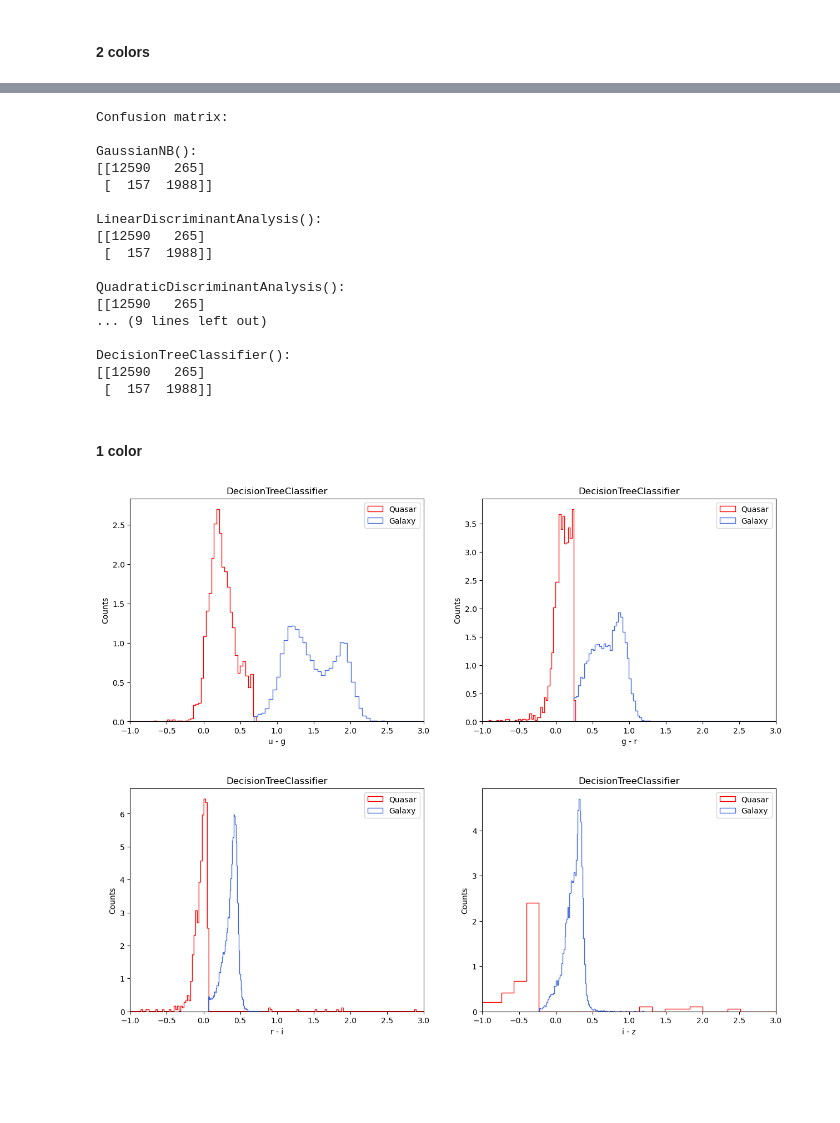
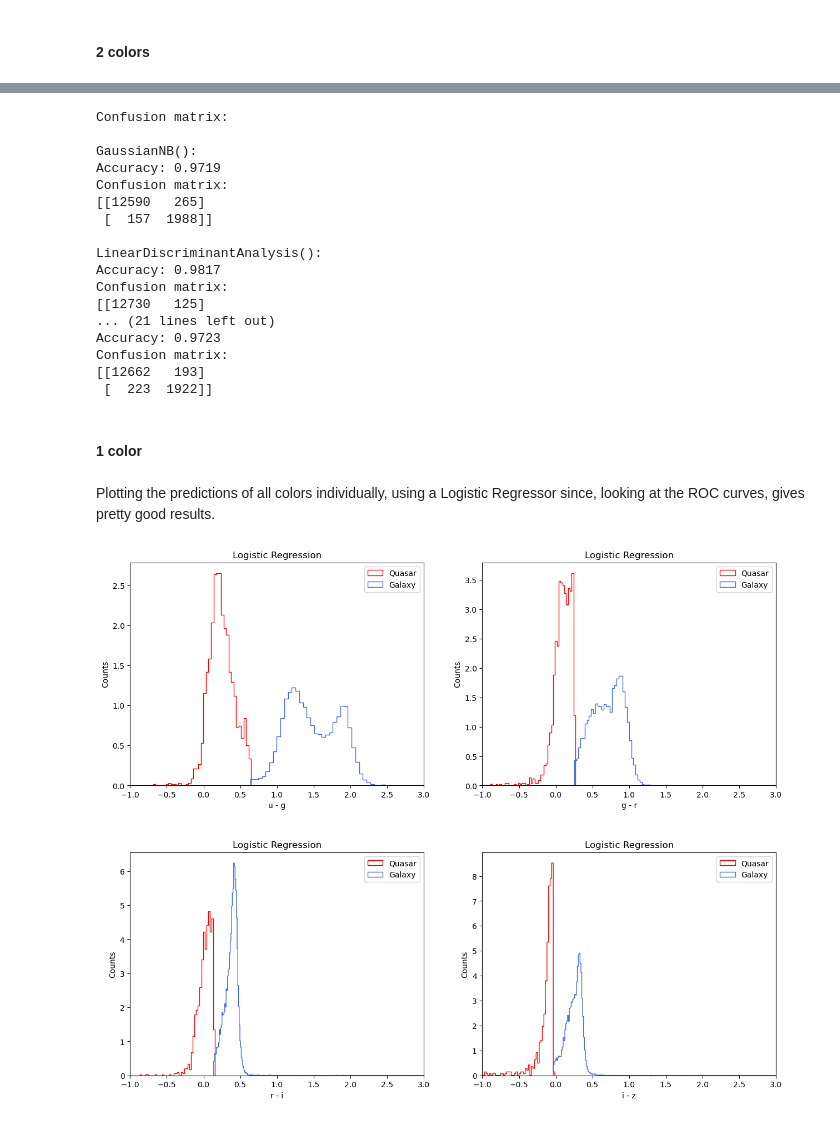
Before and after one commit to SimoneRestuccia/astrostatistics_bicocca_2024, a Jupyter notebook: working/L_19/Galaxy_vs_Quasars_1.ipynb, the cells around one changed output, grey strips where cells are left out. Drawn from its saved outputs; the diff is of its cells as text; code cells hidden in the pictures; blank space fills up the shorter version.

```diff
--- a/working/L_19/Galaxy_vs_Quasars_1.ipynb
+++ b/working/L_19/Galaxy_vs_Quasars_1.ipynb
@@ -281,78 +325,89 @@ plt.show()
 # %%
+#Printing the confusion matrixes
 print('Confusion matrix:\n')
-for clf in classifier:
-    print('%s:' %clf)
-    print(confusion_matrix(y_test, pred[classifier==clf]),'\n')
+for i in range(len(classifier)):
+    print('%s:' %classifier[i])
+    print('Accuracy: %0.4f' %accuracy[i])
+    print('Confusion matrix:')
+    print(confusion_matrix(y_test, pred[i]),'\n')
 # %% [output]
 Confusion matrix:
 
 GaussianNB():
+Accuracy: 0.9719
+Confusion matrix:
 [[12590   265]
  [  157  1988]]
 
 LinearDiscriminantAnalysis():
-[[12590   265]
- [  157  1988]]
-
-QuadraticDiscriminantAnalysis():
-[[12590   265]
-... (9 lines left out)
-
-DecisionTreeClassifier():
-[[12590   265]
- [  157  1988]]
+Accuracy: 0.9817
+Confusion matrix:
+[[12730   125]
+... (21 lines left out)
+Accuracy: 0.9723
+Confusion matrix:
+[[12662   193]
+ [  223  1922]]
 # %% [markdown]
 #### 1 color
+# %% [markdown]
+Plotting the predictions of all colors individually, using a Logistic Regressor since, looking at the ROC curves, gives pretty good results.
 # %%
+acc = []
+
 fig, axs = plt.subplots(2, 2, figsize=(15, 12))
 
 (X_train, X_test), (y_train, y_test) = split_samples(color.iloc[:, [0]], df_quasar['class'], [0.70, 0.30], random_state=42)
-pred, classifier = prediction(X_train, X_test, y_train)
-c_1 = confusion_matrix(y_test, pred[classifier==DecisionTreeClassifier])
-fancyhist(X_test[pred[classifier==DecisionTreeClassifier]==1, 0], bins="freedman", ax=axs[0,0], density=True, ec='red', histtype='step', label = 'Quasar')
-fancyhist(X_test[pred[classifier==DecisionTreeClassifier]==0, 0], bins="freedman", ax=axs[0,0], density=True, ec='royalblue', histtype='step', label = 'Galaxy')
+pred, accuracy, classifier = prediction(X_train, X_test, y_train, y_test)
+c_1 = confusion_matrix(y_test, pred[3])
+acc.append(accuracy[3])
+fancyhist(X_test[pred[3]==1, 0], bins="freedman", ax=axs[0,0], density=True, ec='red', histtype='step', label = 'Quasar')
+fancyhist(X_test[pred[3]==0, 0], bins="freedman", ax=axs[0,0], density=True, ec='royalblue', histtype='step', label = 'Galaxy')
 axs[0,0].set_xlabel('u - g')
 axs[0,0].set_ylabel('Counts')
-axs[0,0].set_title('DecisionTreeClassifier')
+axs[0,0].set_title('Logistic Regression')
 axs[0,0].set_xlim(-1, 3)
 axs[0,0].legend()
 
 (X_train, X_test), (y_train, y_test) = split_samples(color.iloc[:, [1]], df_quasar['class'], [0.70, 0.30], random_state=42)
-pred, classifier = prediction(X_train, X_test, y_train)
-c_2 = confusion_matrix(y_test, pred[classifier==DecisionTreeClassifier])
-fancyhist(X_test[pred[classifier==DecisionTreeClassifier]==1, 0], bins="freedman", ax=axs[0,1], density=True, ec='red', histtype='step', label = 'Quasar')
-fancyhist(X_test[pred[classifier==DecisionTreeClassifier]==0, 0], bins="freedman", ax=axs[0,1], density=True, ec='royalblue', histtype='step', label = 'Galaxy')
+pred, accuracy, classifier = prediction(X_train, X_test, y_train, y_test)
+c_2 = confusion_matrix(y_test, pred[3])
+acc.append(accuracy[3])
+fancyhist(X_test[pred[3]==1, 0], bins="freedman", ax=axs[0,1], density=True, ec='red', histtype='step', label = 'Quasar')
+fancyhist(X_test[pred[3]==0, 0], bins="freedman", ax=axs[0,1], density=True, ec='royalblue', histtype='step', label = 'Galaxy')
 axs[0,1].set_xlabel('g - r')
 axs[0,1].set_ylabel('Counts')
-axs[0,1].set_title('DecisionTreeClassifier')
+axs[0,1].set_title('Logistic Regression')
 axs[0,1].set_xlim(-1, 3)
 axs[0,1].legend()
 
 (X_train, X_test), (y_train, y_test) = split_samples(color.iloc[:, [2]], df_quasar['class'], [0.70, 0.30], random_state=42)
-pred, classifier = prediction(X_train, X_test, y_train)
-c_3 = confusion_matrix(y_test, pred[classifier==DecisionTreeClassifier])
-fancyhist(X_test[pred[classifier==DecisionTreeClassifier]==1, 0], bins="freedman", ax=axs[1,0], density=True, ec='red', histtype='step', label = 'Quasar')
-fancyhist(X_test[pred[classifier==DecisionTreeClassifier]==0, 0], bins="freedman", ax=axs[1,0], density=True, ec='royalblue', histtype='step', label = 'Galaxy')
+pred, accuracy, classifier = prediction(X_train, X_test, y_train, y_test)
+c_3 = confusion_matrix(y_test, pred[3])
+acc.append(accuracy[3])
+fancyhist(X_test[pred[3]==1, 0], bins="freedman", ax=axs[1,0], density=True, ec='red', histtype='step', label = 'Quasar')
+fancyhist(X_test[pred[3]==0, 0], bins="freedman", ax=axs[1,0], density=True, ec='royalblue', histtype='step', label = 'Galaxy')
 axs[1,0].set_xlabel('r - i')
 axs[1,0].set_ylabel('Counts')
-axs[1,0].set_title('DecisionTreeClassifier')
+axs[1,0].set_title('Logistic Regression')
 axs[1,0].set_xlim(-1, 3)
 axs[1,0].legend()
 
 (X_train, X_test), (y_train, y_test) = split_samples(color.iloc[:, [3]], df_quasar['class'], [0.70, 0.30], random_state=42)
-pred, classifier = prediction(X_train, X_test, y_train)
-c_4 = confusion_matrix(y_test, pred[classifier==DecisionTreeClassifier])
-fancyhist(X_test[pred[classifier==DecisionTreeClassifier]==1, 0], bins="freedman", ax=axs[1,1], density=True, ec='red', histtype='step', label = 'Quasar')
-fancyhist(X_test[pred[classifier==DecisionTreeClassifier]==0, 0], bins="freedman", ax=axs[1,1], density=True, ec='royalblue', histtype='step', label = 'Galaxy')
+pred, accuracy, classifier = prediction(X_train, X_test, y_train, y_test)
+c_4 = confusion_matrix(y_test, pred[3])
+acc.append(accuracy[3])
+fancyhist(X_test[pred[3]==1, 0], bins="freedman", ax=axs[1,1], density=True, ec='red', histtype='step', label = 'Quasar')
+fancyhist(X_test[pred[3]==0, 0], bins="freedman", ax=axs[1,1], density=True, ec='royalblue', histtype='step', label = 'Galaxy')
 axs[1,1].set_xlabel('i - z')
 axs[1,1].set_ylabel('Counts')
-axs[1,1].set_title('DecisionTreeClassifier')
+axs[1,1].set_title('Logistic Regression')
 axs[1,1].set_xlim(-1, 3)
 axs[1,1].legend()
 
 plt.subplots_adjust(hspace=0.3)
 plt.show()
 # %% [output]
-[figure, old version]
+[figure, new version]
 # %%
 C = [c_1, c_2, c_3, c_4]
```
Also changed, not shown: parts of 20 cells of this notebook, 5 other files.
